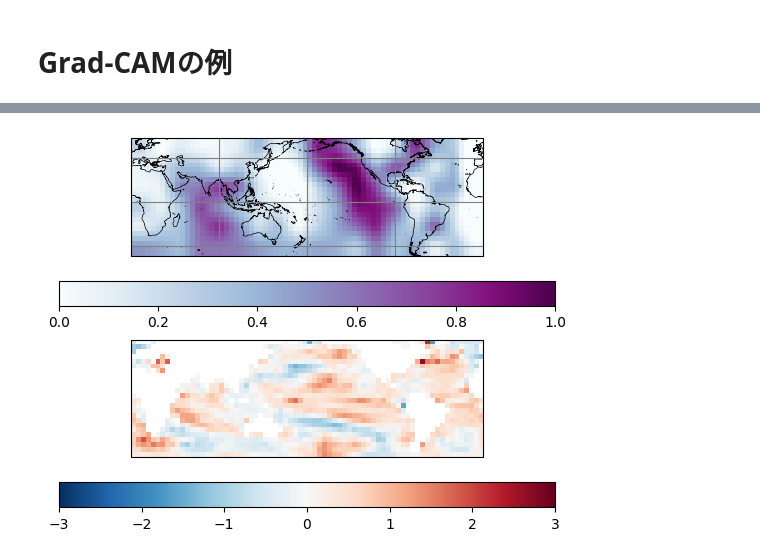
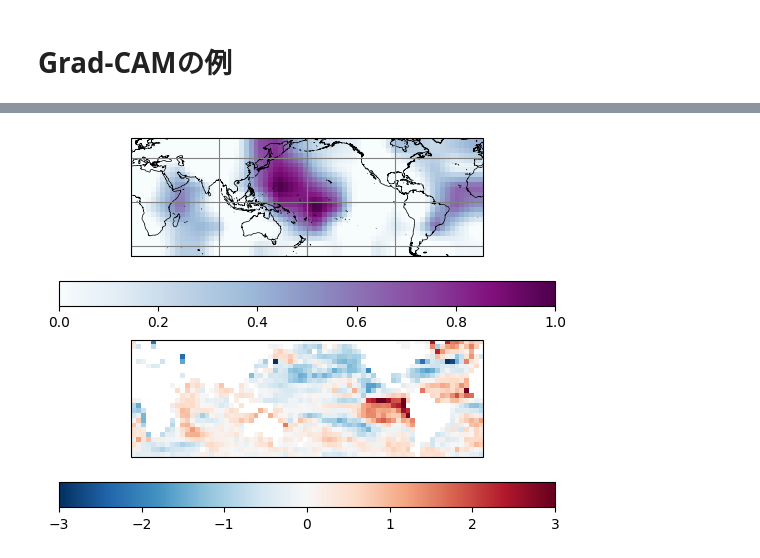
Before and after one commit to HalKiyo/gradcam_demonstration, a Jupyter notebook: 20221124_gradcam.ipynb, the cells around one changed output, grey strips where cells are left out. Saved outputs shown, nothing was run; the diff lists cells and outputs as text; code cells hidden in the pictures.

```diff
--- a/20221124_gradcam.ipynb
+++ b/20221124_gradcam.ipynb
@@ -272,0 +260,18 @@ model_grads = build_model()
+# %%
+from keras.applications.vgg16 import (VGG16, preprocess_input, decode_predictions)
+from tensorflow.keras.preprocessing import image
+from tensorflow.python.framework.ops import disable_eager_execution
+disable_eager_execution()
+model_grads = build_model()
+model_grads.load_weights('ckpt/weights.h5')
+
+def normalize(x):
+    return x / (K.sqrt(K.mean(K.square(x))) + 1e-5)
+
+def image_preprocessing(val, index):
+    img = val.copy()
+    x = img[index]
+    x = np.expand_dims(x, axis=0)
+    x = preprocess_input(x)
+    x = ma.masked_where(x>9999, x)
+    return x
@@ -273,5 +281,5 @@ model_grads = build_model()
 # %%
-index = 0 #0, 23, 28
+index = 44 # 0, 44
 preprocessed_input = image_preprocessing(x_val_masked, index=index)
 predictions = model_grads.predict(preprocessed_input)
 heatmap = grad_cam(model_grads, preprocessed_input, y_val, "conv2d_5")
@@ -283,4 +289,4 @@ two_show(x_val_masked[index,:,:,0], heatmap)
-[figure, old version]
+[figure, new version]
 # %%
 saliency = np.empty(x_val_masked.shape[:3])
 for i in range(len(x_val_masked)):
```
Also changed, not shown: parts of 15 cells of this notebook, 1 other file.
